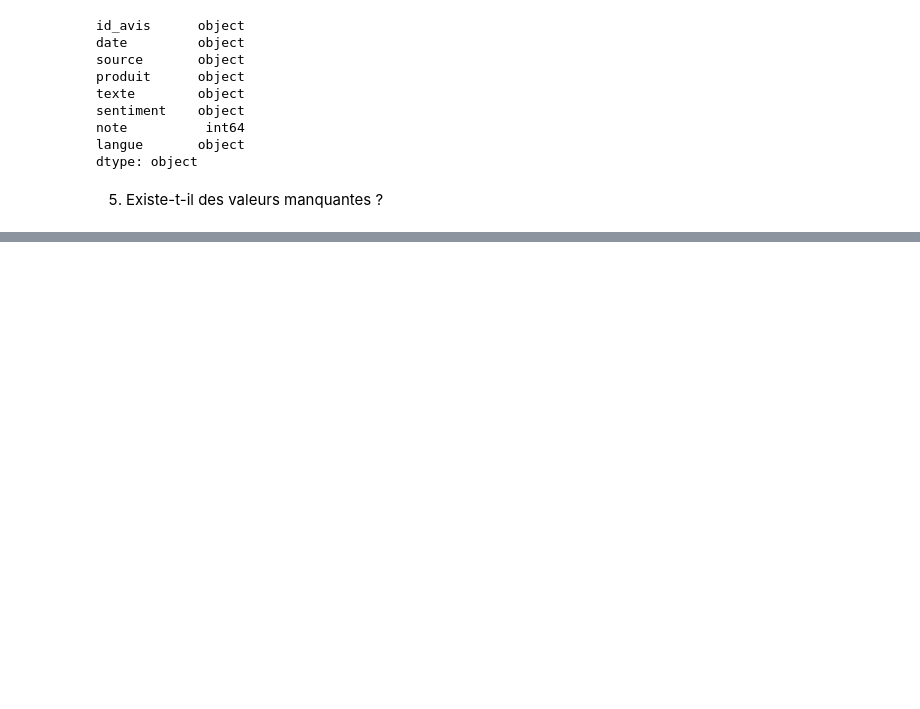
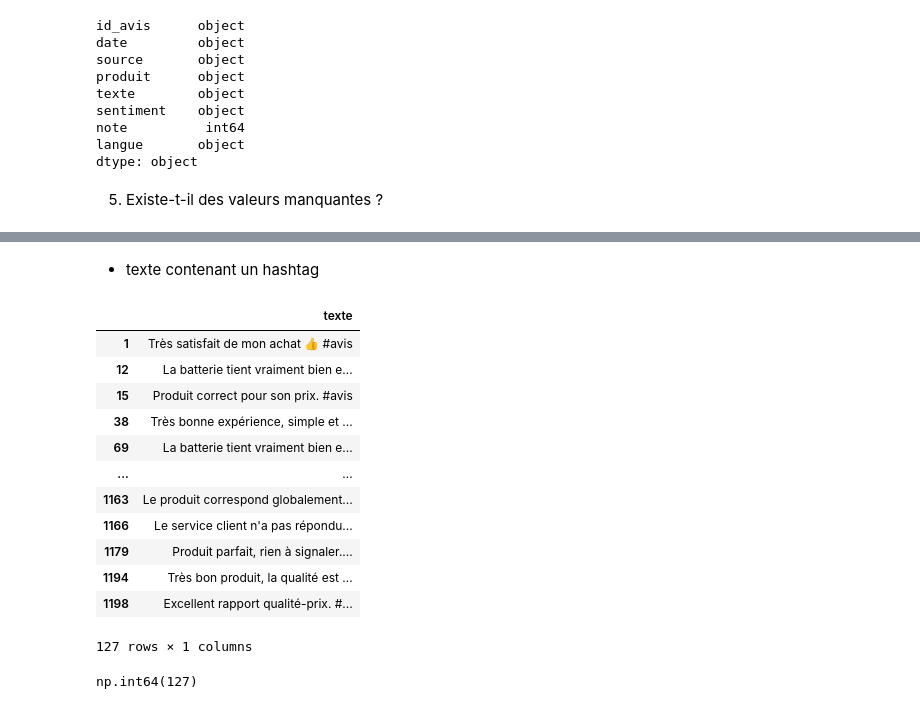
Before and after one commit to khadidiatoungom4-ai/Atelier_prepa_donnees_textuelles, a Jupyter notebook: notebooks/atelier_prepa_donnees_textuelles.ipynb, the cells around one changed output, grey strips where cells are left out. Drawn from its saved outputs; the diff is of its cells as text; code cells hidden in the pictures; blank space fills up the shorter version.

```diff
--- a/notebooks/atelier_prepa_donnees_textuelles.ipynb
+++ b/notebooks/atelier_prepa_donnees_textuelles.ipynb
@@ -88,0 +196,31 @@ dtype: int64
+# %% [markdown]
+- texte contenant un hashtag
+# %%
+df.loc[
+    texte.str.contains(
+        r"#\w+",
+        regex=True
+    ),
+    ["texte"]
+]
+# %% [output]
+|  | texte |
+| 1 | Très satisfait de mon achat 👍 #avis |
+| 12 | La batterie tient vraiment bien e... |
+| 15 | Produit correct pour son prix. #avis |
+| 38 | Très bonne expérience, simple et ... |
+| 69 | La batterie tient vraiment bien e... |
+| ... | ... |
+| 1163 | Le produit correspond globalement... |
+| 1166 | Le service client n'a pas répondu... |
+| 1179 | Produit parfait, rien à signaler.... |
+| 1194 | Très bon produit, la qualité est ... |
+| 1198 | Excellent rapport qualité-prix. #... |
+127 rows × 1 columns
+# %%
+texte.str.contains(
+        r"#\w+",
+        regex=True
+    ).sum()
+# %% [output]
+np.int64(127)
```
Also changed, not shown: parts of 26 cells of this notebook.
